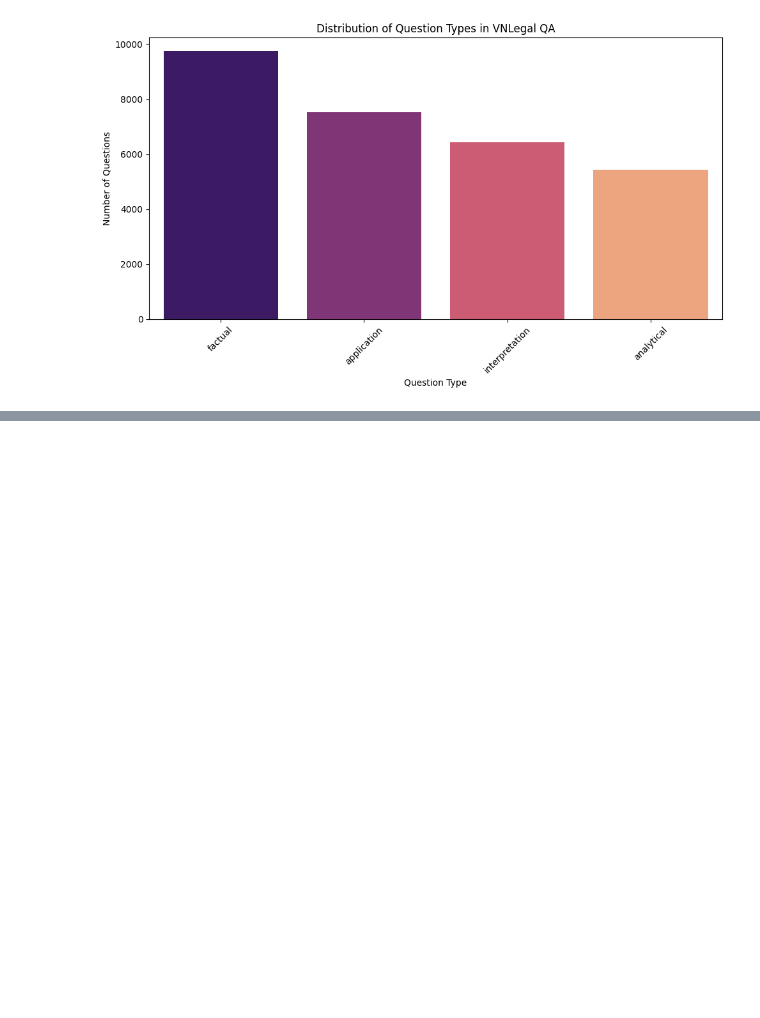
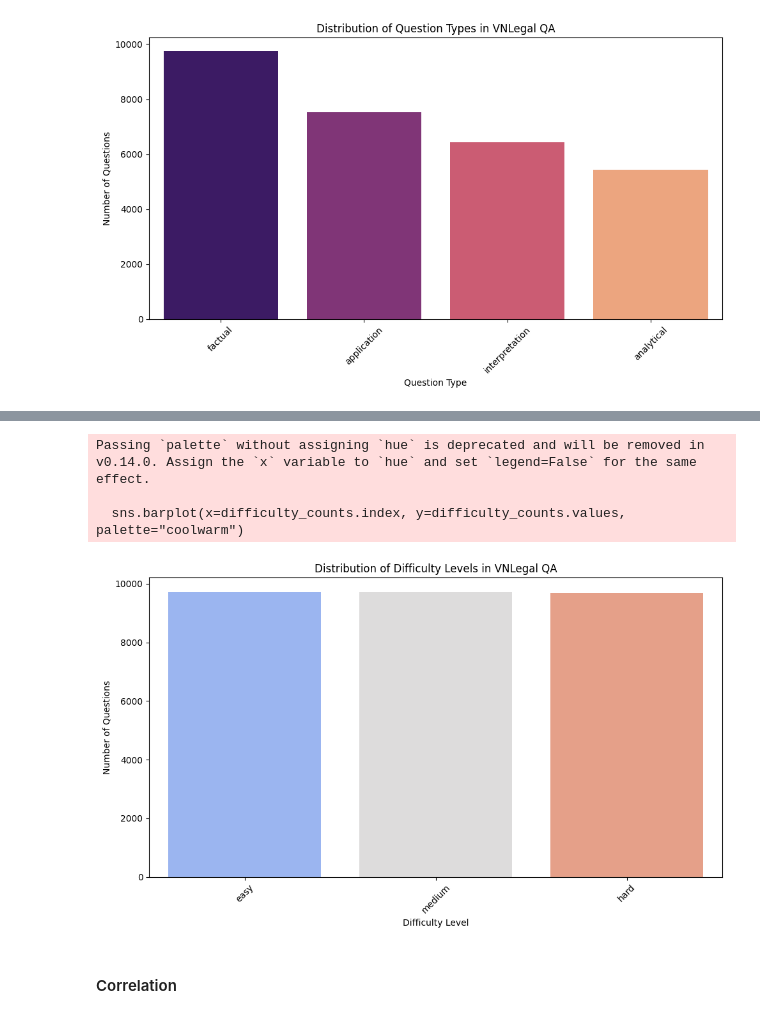
Before and after one commit to hyperformancelabs/vnlegal-rag, a Jupyter notebook: data/eda.ipynb, the cells around one changed output, grey strips where cells are left out. Cells and saved outputs as stored; diff of their text form; code cells hidden in the pictures; blank space fills up the shorter version.

```diff
--- a/data/eda.ipynb
+++ b/data/eda.ipynb
@@ -139,2 +255,31 @@ Passing `palette` without assigning `hue` is deprecated and will be removed in v
+# %%
+DIFFICULTY_MAP = {
+    "dễ": "easy",
+    "trung bình": "medium",
+    "khó": "hard",
+}
+
+qa_df["difficulty"] = (
+    qa_df["difficulty"]    .astype(str)
+    .str.strip()
+    .str.lower()
+    .replace(DIFFICULTY_MAP)
+)
 # %%
-#
+# Distribution of difficulty levels
+difficulty_counts = qa_df["difficulty"].value_counts()
+plt.figure(figsize=(10, 6))
+sns.barplot(x=difficulty_counts.index, y=difficulty_counts.values, palette="coolwarm")
+plt.title("Distribution of Difficulty Levels in VNLegal QA")
+plt.xlabel("Difficulty Level")
+plt.ylabel("Number of Questions")
+plt.xticks(rotation=45)
+plt.tight_layout()
+plt.show()
+# %% [output]
+Passing `palette` without assigning `hue` is deprecated and will be removed in v0.14.0. Assign the `x` variable to `hue` and set `legend=False` for the same effect.
+
+  sns.barplot(x=difficulty_counts.index, y=difficulty_counts.values, palette="coolwarm")
+[figure, added]
+# %% [markdown]
+#### Correlation
```
Also changed, not shown: parts of 27 cells of this notebook.
